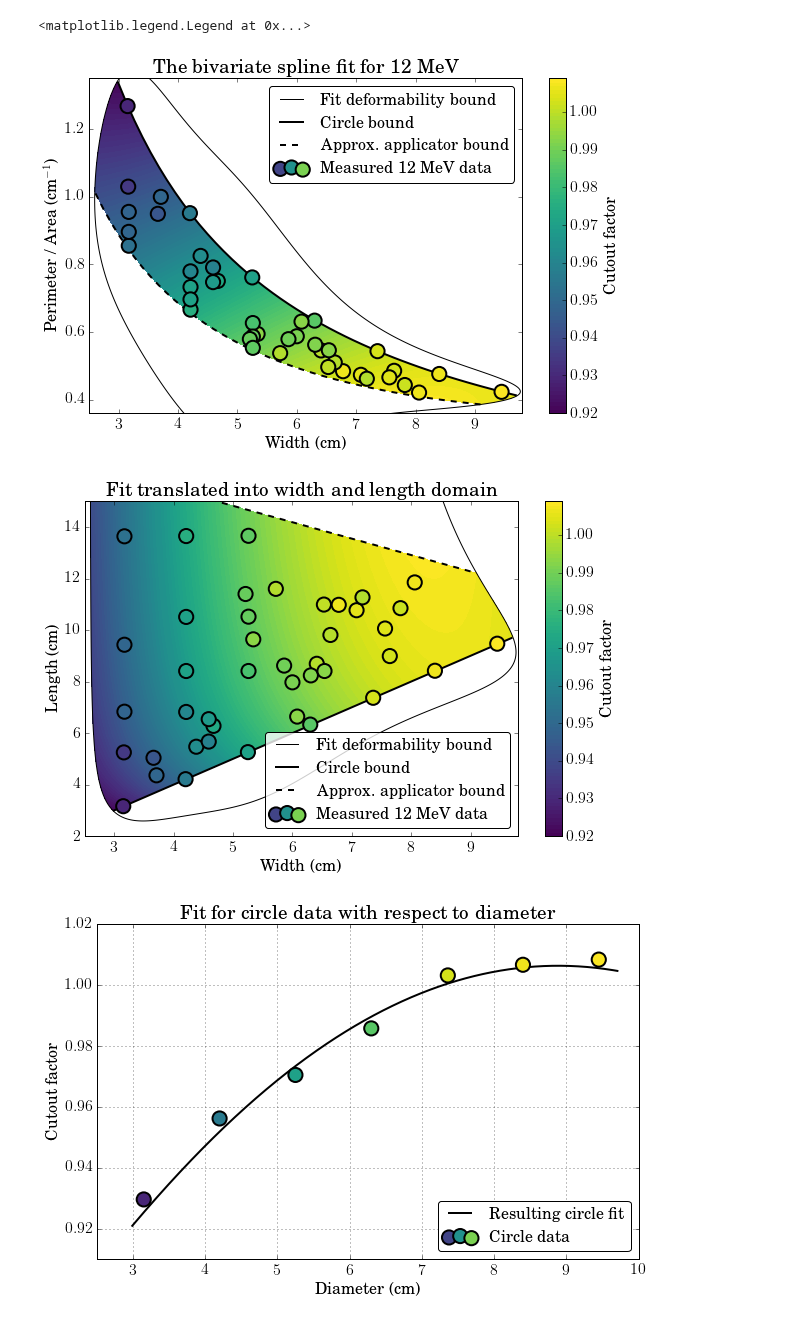
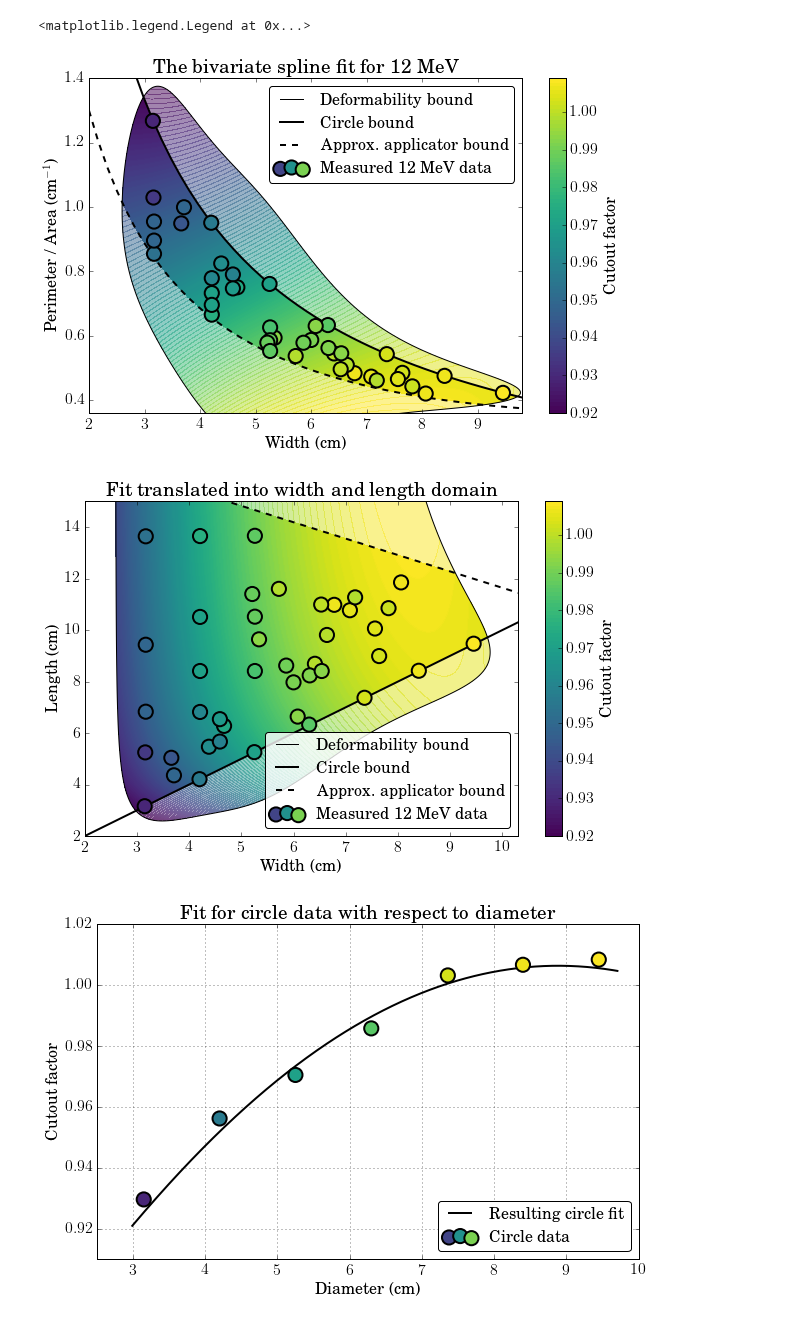
Before and after one commit to SimonBiggs/electronfactors, a Jupyter notebook: examples/Results -- Contour plots of model.ipynb, the cells around one changed output. Cells and saved outputs as stored; diff of their text form; code cells hidden in the pictures.

```diff
--- a/examples/Results -- Contour plots of model.ipynb
+++ b/examples/Results -- Contour plots of model.ipynb
@@ -62,20 +62,26 @@ mesh_max_length = 4 * mesh_max_area / (np.pi * xx)
 
 minimum_rqPonA = to_eqPonA(xx, mesh_max_length)
 
-outOfTolerance = (
-    (give_contour > 0.5) |
-    (yy > maximum_eqPonA) |
-    (yy < minimum_rqPonA))
+full_colour = (
+    (give_contour < 0.5) &
+    (yy < maximum_eqPonA) &
+    (yy > minimum_rqPonA))
 
-zz[outOfTolerance] = np.nan
+transperant = give_contour < 0.5
+
+full_colour_zz = zz.copy()
+full_colour_zz[~full_colour] = np.nan
+
+transperant_zz = zz.copy()
+transperant_zz[~transperant] = np.nan
 # %%
 vmin = 0.92
 vmax = 1.009
 
-circle_bound_width = np.linspace(np.min(width) - 0.16, np.max(width) + 0.24)
+circle_bound_width = np.linspace(2, 10)
 circle_bound_eqPonA = to_eqPonA(circle_bound_width, circle_bound_width)
 
-max_eqPonA_width = np.linspace(2.61, 9.1)
+max_eqPonA_width = np.linspace(2, 10)
 max_area = (
     (10 * np.sqrt(2) - max_eqPonA_width) *
     max_eqPonA_width + (max_eqPonA_width/np.sqrt(2))**2)
@@ -85,45 +91,49 @@ max_eqPonA = to_eqPonA(max_eqPonA_width, max_length)
 
 plt.figure(figsize=(6 * 1.618, 6))
 c = plt.contourf(
-    xx, yy, zz, 100, alpha=1,
+    xx, yy, full_colour_zz, 100, alpha=1,
     cmap=green_cm, vmin=vmin, vmax=vmax)
 colourbar = plt.colorbar(
     c, ticks=np.arange(0.90, 1.1, 0.01),
     label=r'Cutout factor')
+
+c = plt.contourf(
+    xx, yy, transperant_zz, 100, alpha=0.5,
+    cmap=green_cm, vmin=vmin, vmax=vmax)
 
 plt.scatter(
     width, eqPonA, s=200, lw=2,
     c=factor, cmap=green_cm,
     vmin=vmin, vmax=vmax,
     zorder=3)
 
 plt.scatter(
     [-1]*3, [-1]*3, s=200, lw=2,
     c=[green_cm(0.2), green_cm(0.5), green_cm(0.8)],
     zorder=3,
     label=r'Measured 12 MeV data')
 
 
 plt.contour(xx, yy, give_contour, levels=[0.5], colors='k')
-plt.plot(3, 0.4, 'k-', label=r'Fit deformability bound')
+plt.plot(3, 0.4, 'k-', label=r'Deformability bound')
 
 plt.plot(
     circle_bound_width, circle_bound_eqPonA,
     'k', lw=2, label=r'Circle bound')
 plt.plot(
     max_eqPonA_width, max_eqPonA, 'k--',
     lw=2, label=r'Approx. applicator bound')
 
 plt.xlabel(r'Width (cm)')
 plt.ylabel(r'Perimeter / Area (cm$^{-1}$)')
 plt.title(r'The bivariate spline fit for 12 MeV')
-plt.xlim([2.5, 9.8])
-plt.ylim([0.36,1.35])
+plt.xlim([2, 9.8])
+plt.ylim([0.36,1.4])
 
 plt.legend(fancybox=True)
 # %% [output]
 <matplotlib.legend.Legend at 0x...>
-[figure, old version]
+[figure, new version]
 # %%
 x = np.arange(2.5, 10, 0.01)
 y = np.arange(2.5, 18, 0.02)
@@ -151,14 +167,10 @@ width_length_zz[outOfTolerance] = np.nan
 # %%
-# vmin = np.nanmin(np.append(width_length_zz, factor))
-# vmax = np.nanmax(np.append(width_length_zz, factor))
-
 vmin = 0.92
 vmax = 1.009
 
-circle_bound_width = np.linspace(
-    np.min(width) - 0.16, np.max(width) + 0.24)
+circle_bound_width = np.linspace(2, 11)
 
-max_length_width = np.linspace(2, 9.1)
+max_length_width = np.linspace(2, 11)
 max_area = (
     (10 * np.sqrt(2) - max_length_width) *
     max_length_width + (max_length_width/np.sqrt(2))**2)
@@ -166,11 +178,14 @@ max_length = 4 * max_area / (np.pi * max_length_width)
 
 
 plt.figure(figsize=(6 * 1.618, 6))
-c = plt.contourf(mesh_width, mesh_length, width_length_zz, 100,
+c = plt.contourf(mesh_width, mesh_length, full_colour_width_length_zz, 100,
                  alpha=1, cmap=green_cm, vmin=vmin, vmax=vmax)
 colourbar = plt.colorbar(
     c, ticks=np.arange(0.90, 1.1, 0.01),
     label=r'Cutout factor')
+
+c = plt.contourf(mesh_width, mesh_length, transperant_width_length_zz, 100,
+                 alpha=0.5, cmap=green_cm, vmin=vmin, vmax=vmax)
 
 plt.scatter(
     width, length, s=200, lw=2,
@@ -185,7 +200,7 @@ plt.scatter(
     label=r'Measured 12 MeV data')
 
 plt.contour(mesh_width, mesh_length, give, levels=[0.5], colors='k')
-plt.plot(3, 0.4, 'k-', label=r'Fit deformability bound')
+plt.plot(3, 0.4, 'k-', label=r'Deformability bound')
 
 plt.plot(
     circle_bound_width, circle_bound_width,
@@ -197,13 +212,13 @@ plt.plot(
 plt.xlabel(r'Width (cm)')
 plt.ylabel(r'Length (cm)')
 plt.title(r'Fit translated into width and length domain')
-plt.xlim([2.5, 9.8])
-plt.ylim([2,15])
+plt.xlim([2, 10.3])
+plt.ylim([2, 15])
 
 legend = plt.legend(fancybox=True, loc='lower right')
 legend.get_frame().set_facecolor([1,1,1,0.8])
 # %% [output]
-[figure, old version]
+[figure, new version]
 # %%
 plt.figure(figsize=(6 * 1.618, 6))
 
```
Also changed, not shown: parts of 1 cell of this notebook, 5 other files.
